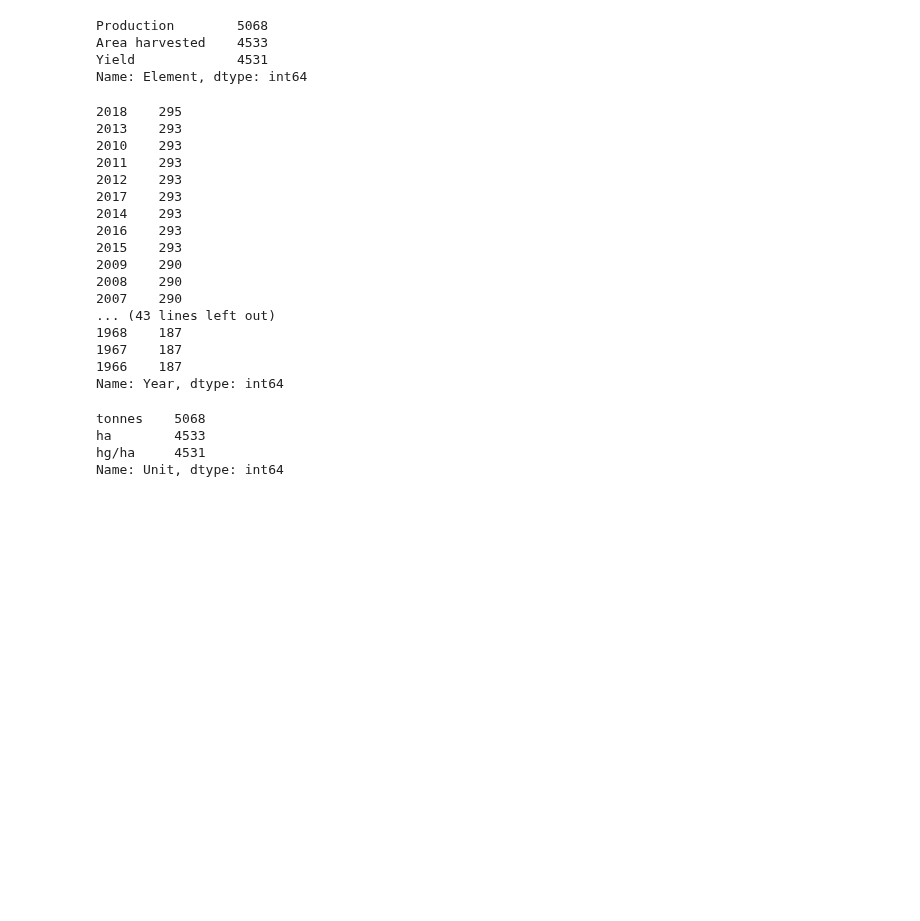
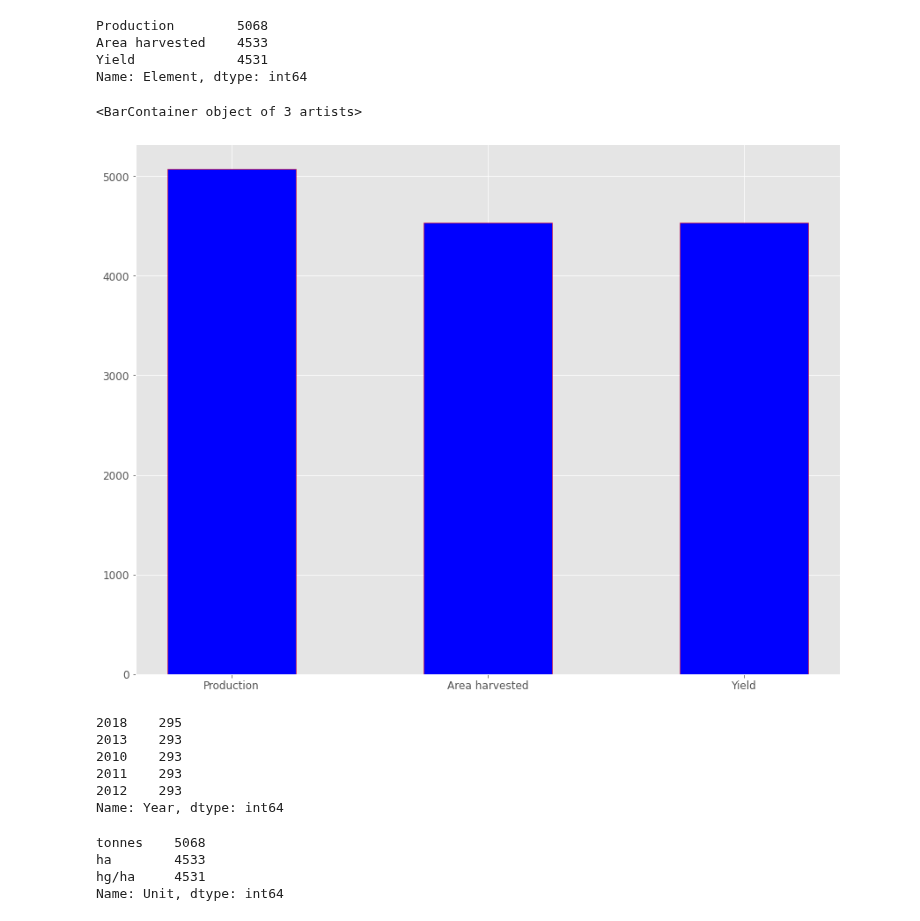
Before and after one commit to eldrigeampong/Data-Science, a Jupyter notebook: UN/FAOSTAT/proj1.ipynb, the cells around one changed output. Cells and saved outputs as stored; diff of their text form; code cells hidden in the pictures; blank space fills up the shorter version.

```diff
--- a/UN/FAOSTAT/proj1.ipynb
+++ b/UN/FAOSTAT/proj1.ipynb
@@ -15,6 +15,7 @@ import warnings
 %matplotlib inline
 plt.style.use('ggplot')
 plt.rcParams['figure.autolayout'] = True
+plt.rcParams['figure.figsize'] = [12, 9]
 plt.rcParams['font.size'] = 12
 path = os.getcwd()                                         # get current working directory
 warnings.simplefilter('ignore')
@@ -136,25 +137,20 @@ Production        5068
 Area harvested    4533
 Yield             4531
 Name: Element, dtype: int64
+# %%
+fig, ax = plt.subplots()
+ax.bar(x=df1['Element'].value_counts().keys(), height=df1['Element'].value_counts().values, width=0.5, color='blue', align='center', edgecolor='red')
+# %% [output]
+<BarContainer object of 3 artists>
+[figure, added]
 # %%
-df1['Year'].value_counts()
+df1['Year'].value_counts().head()
 # %% [output]
 2018    295
 2013    293
 2010    293
 2011    293
 2012    293
-2017    293
-2014    293
-2016    293
-2015    293
-2009    290
-2008    290
-2007    290
-... (43 lines left out)
-1968    187
-1967    187
-1966    187
 Name: Year, dtype: int64
 # %%
 df1['Unit'].value_counts()
```
Also changed, not shown: parts of 21 cells of this notebook.
